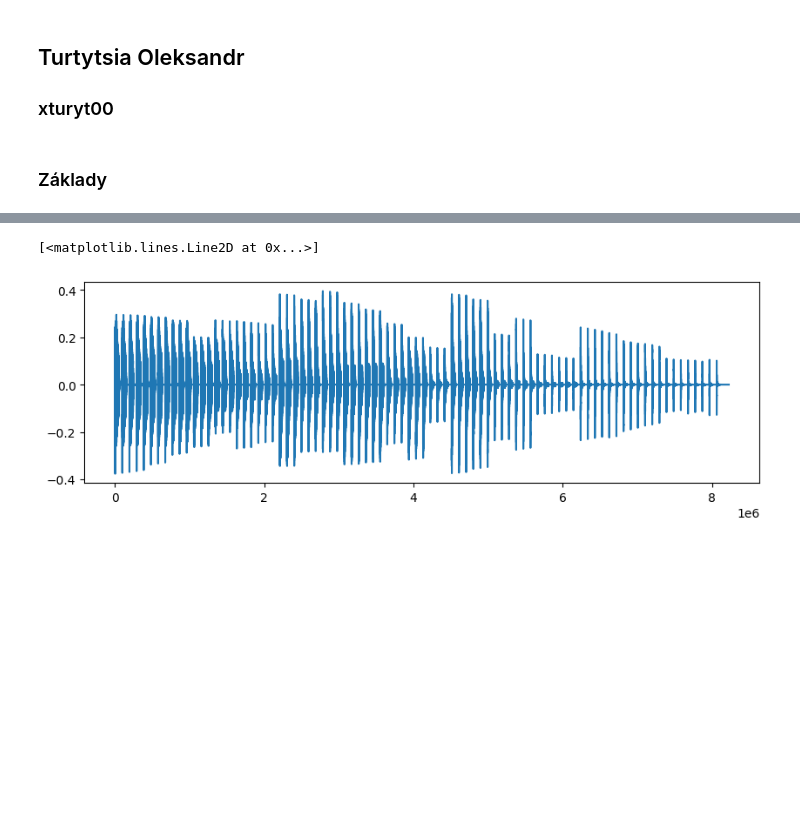
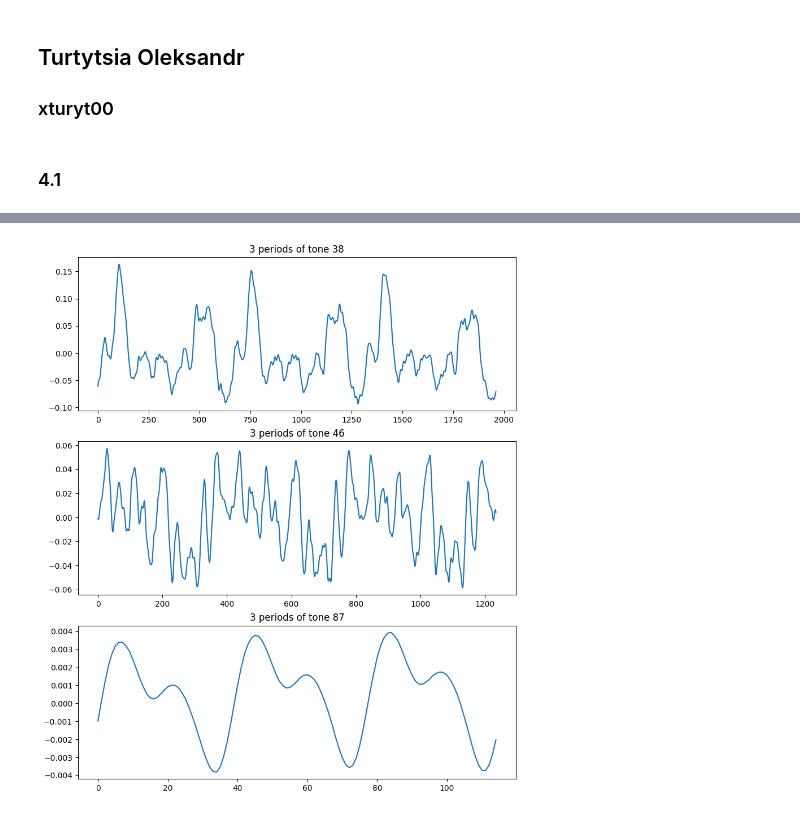
Before and after one commit to turytsia/university-project-iss, a Jupyter notebook: xturyt00.ipynb, the cells around one changed output, grey strips where cells are left out. Cells and saved outputs as stored; diff of their text form; code cells hidden in the pictures; blank space fills up the shorter version.

Commit message:
first task

```diff
--- a/xturyt00.ipynb
+++ b/xturyt00.ipynb
@@ -2,38 +2,45 @@
 ## Turtytsia Oleksandr
 ### xturyt00
 # %% [markdown]
-### Základy
+### 4.1
 # %%
 import numpy as np
 import soundfile as sf
 from IPython.display import Audio
 import matplotlib.pyplot as plt
 
-MIDIFROM = 24
-MIDITO = 108
+# Constants
+MIDI_FROM = 24
+MIDI_TO = 108
 SKIP_SEC = 0.25
 HOWMUCH_SEC = 0.5
 WHOLETONE_SEC = 2
 
-howmanytones = MIDITO - MIDIFROM + 1
-tones = np.arange(MIDIFROM, MIDITO+1)
-s, Fs = sf.read("klavir.wav")
-N = int(Fs * HOWMUCH_SEC)
-Nwholetone = int(Fs * WHOLETONE_SEC)
-xall = np.zeros((MIDITO+1, N)) # matrix with all tones - first signals empty,
-                               # but we have plenty of memory ...
-samplefrom = int(SKIP_SEC * Fs)
-sampleto = samplefrom + N
+sound, Fs = sf.read("klavir.wav")
+WHOLETONE_SAMPLES = Fs * WHOLETONE_SEC
 
-for tone in tones:
-    x = s[samplefrom:sampleto]
-    x = x - np.mean(x) # safer to center ...
-    xall[tone,:] = x
-    samplefrom += Nwholetone
-    sampleto += Nwholetone
 
-#print(tones)
-display(Audio(s[samplefrom:sampleto], rate=Fs))
-plt.figure(figsize=(10,3))
-plt.plot(s)
+class Tone:
+    def __init__(self, **kwargs):
+        self.tone = kwargs.get("tone")
+        self.freq = kwargs.get("freq")
+
+    def calc(self):
+        skipped_tones = self.tone - MIDI_FROM
+        samples_from = int(skipped_tones * WHOLETONE_SAMPLES +
+                           SKIP_SEC * WHOLETONE_SAMPLES)
+        samples_to = int(samples_from + Fs/self.freq*3)
+        return f"3 periods of tone {self.tone}", sound[samples_from:samples_to]
+
+tones = [
+    Tone(tone=38, freq=73.42),
+    Tone(tone=46, freq=116.54),
+    Tone(tone=87, freq=1244.51)]
+
+fig, ax = plt.subplots(nrows=3, figsize= (10,12))
+
+for i in range(0, 3):
+    msg, samples = tones[i].calc()
+    ax[i].set_title(msg)
+    ax[i].plot(samples)
 # %% [output]
@@ -41,2 +47 @@ plt.plot(s)
-[<matplotlib.lines.Line2D at 0x...>]
-[figure, old version]
+[figure, new version]
```
Also changed, not shown: parts of 1 cell of this notebook.
